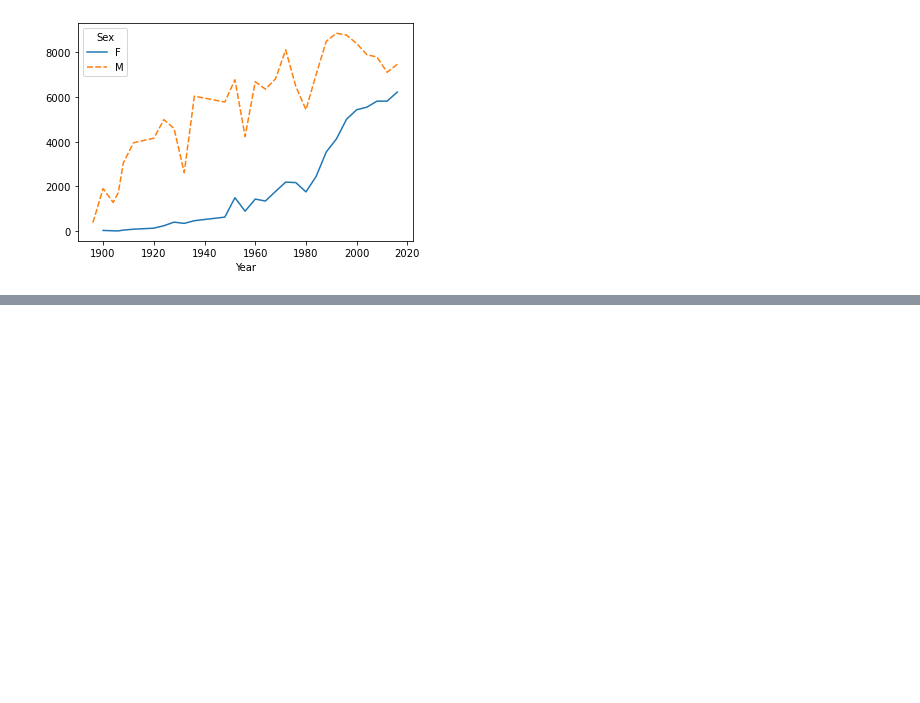
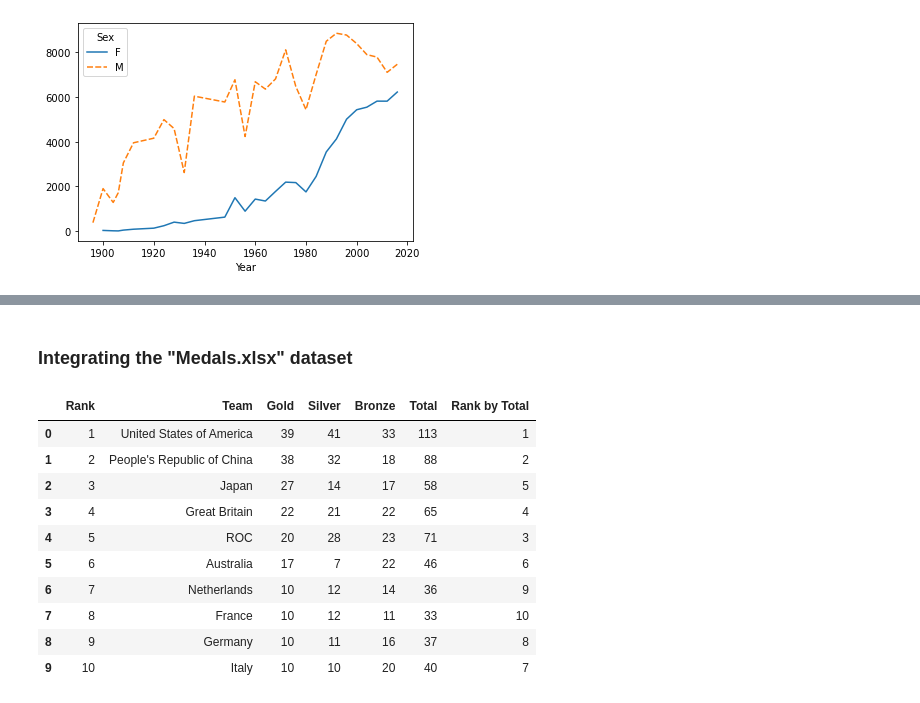
Before and after one commit to vitaminsofsalem/Data_Engineering_Milestone_1, a Jupyter notebook: Olympic_Exploration.ipynb, the cells around one changed output, grey strips where cells are left out. Cells and saved outputs as stored; diff of their text form; code cells hidden in the pictures; blank space fills up the shorter version.

```diff
--- a/Olympic_Exploration.ipynb
+++ b/Olympic_Exploration.ipynb
@@ -392,0 +371,20 @@ MultiIndex([(  'Bronze', 1984.0),
+# %% [markdown]
+### Integrating the "Medals.xlsx" dataset
+# %%
+# Loading the dataset
+medals_df = pd.read_excel('./data/medals.xlsx')
+medals_df.sort_values('Total', ascending=False).head(10)
+medals_df.rename(columns={'Team/NOC': 'Team'}, inplace=True)
+medals_df.head(10)
+# %% [output]
+|  | Rank | Team | Gold | Silver | Bronze | Total | Rank by Total |
+| 0 | 1 | United States of America | 39 | 41 | 33 | 113 | 1 |
+| 1 | 2 | People's Republic of China | 38 | 32 | 18 | 88 | 2 |
+| 2 | 3 | Japan | 27 | 14 | 17 | 58 | 5 |
+| 3 | 4 | Great Britain | 22 | 21 | 22 | 65 | 4 |
+| 4 | 5 | ROC | 20 | 28 | 23 | 71 | 3 |
+| 5 | 6 | Australia | 17 | 7 | 22 | 46 | 6 |
+| 6 | 7 | Netherlands | 10 | 12 | 14 | 36 | 9 |
+| 7 | 8 | France | 10 | 12 | 11 | 33 | 10 |
+| 8 | 9 | Germany | 10 | 11 | 16 | 37 | 8 |
+| 9 | 10 | Italy | 10 | 10 | 20 | 40 | 7 |
```
Also changed, not shown: parts of 19 cells of this notebook.
